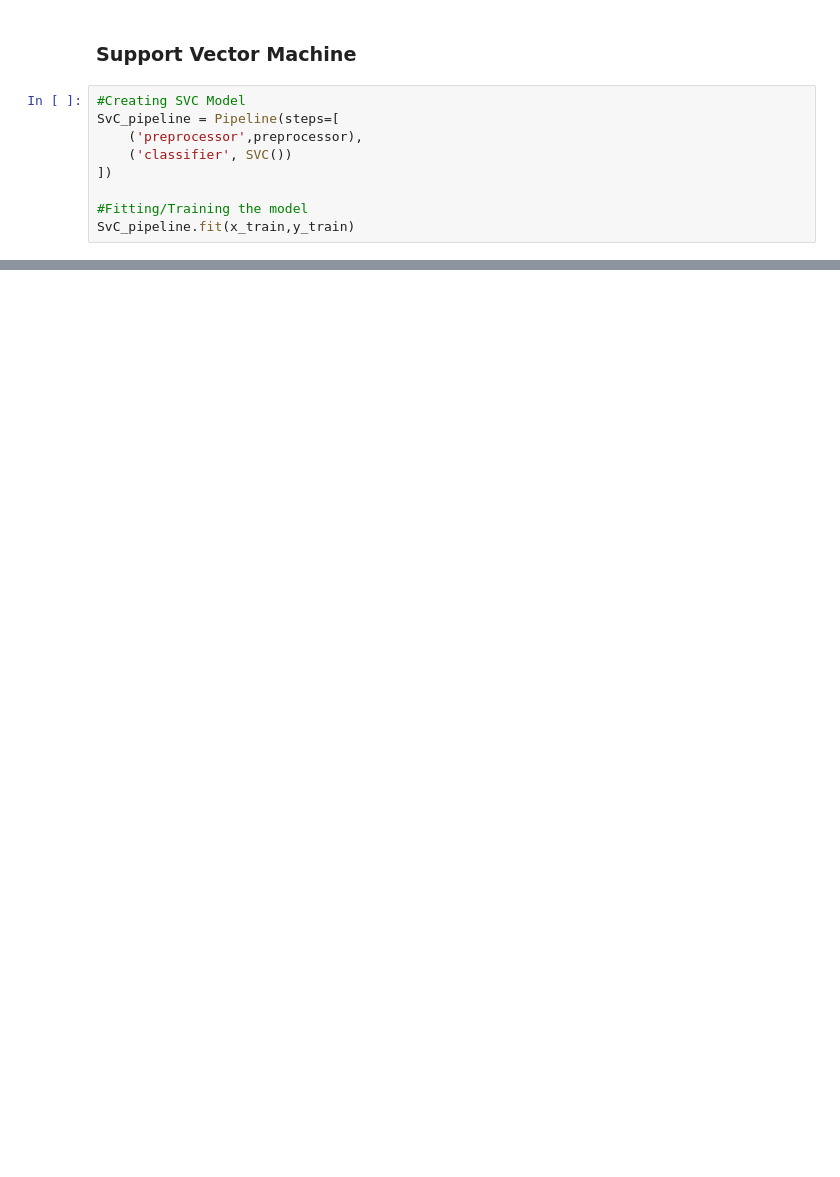
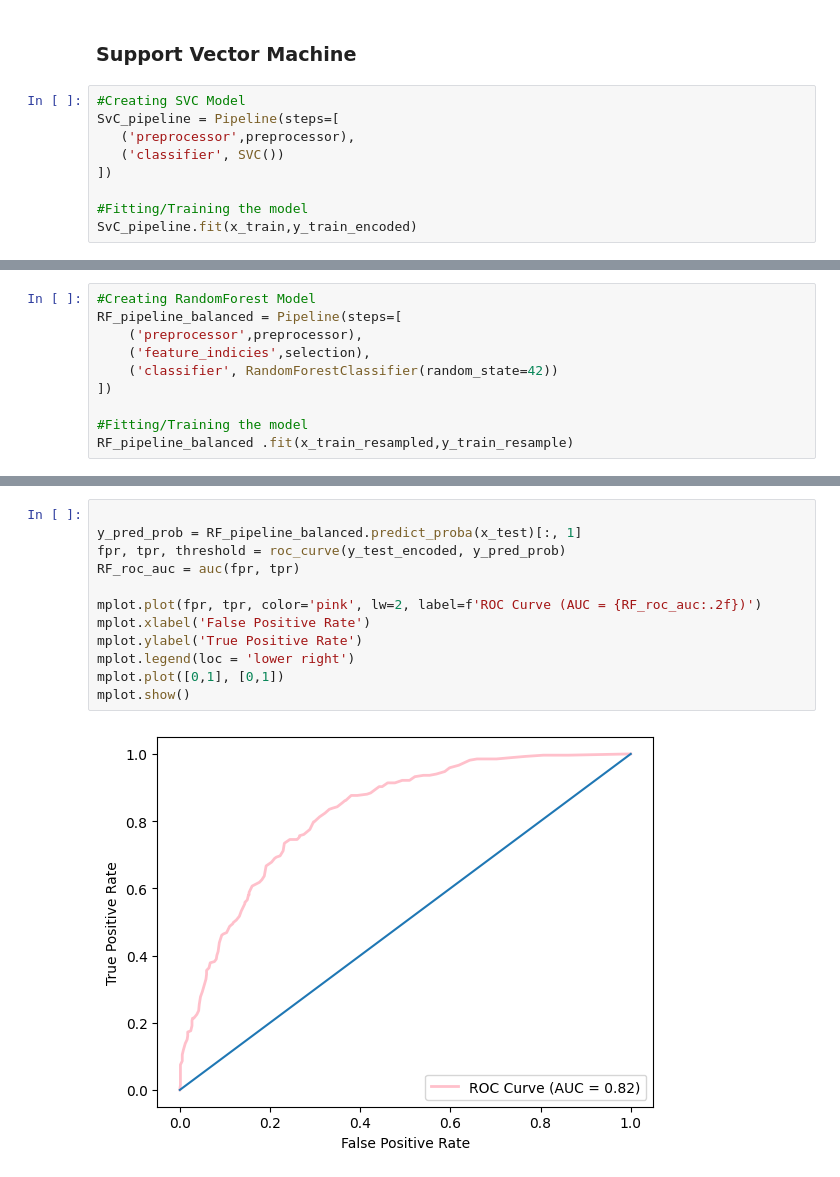
Before and after one commit to Baakwa/LP2_ML_Project, a Jupyter notebook: notebook.ipynb, the cells around one changed output, grey strips where cells are left out. Cells and saved outputs as stored; diff of their text form; blank space fills up the shorter version.

```diff
--- a/notebook.ipynb
+++ b/notebook.ipynb
@@ -1265,10 +1293,10 @@ Pipeline(steps=[('preprocessor',
 # %%
 #Creating SVC Model
 SvC_pipeline = Pipeline(steps=[
-    ('preprocessor',preprocessor),
-    ('classifier', SVC())
+   ('preprocessor',preprocessor),
+   ('classifier', SVC())
 ])
 
 #Fitting/Training the model
-SvC_pipeline.fit(x_train,y_train)
+SvC_pipeline.fit(x_train,y_train_encoded)
 # %% [output]
@@ -1277,0 +1739,10 @@ Reshape your data either using array.reshape(-1, 1) if your data has a single fe
+# %%
+#Creating RandomForest Model
+RF_pipeline_balanced = Pipeline(steps=[
+    ('preprocessor',preprocessor),
+    ('feature_indicies',selection),
+    ('classifier', RandomForestClassifier(random_state=42))
+])
+
+#Fitting/Training the model
+RF_pipeline_balanced .fit(x_train_resampled,y_train_resample)
@@ -1277,0 +1791,14 @@ Reshape your data either using array.reshape(-1, 1) if your data has a single fe
+# %%
+
+y_pred_prob = RF_pipeline_balanced.predict_proba(x_test)[:, 1]
+fpr, tpr, threshold = roc_curve(y_test_encoded, y_pred_prob)
+RF_roc_auc = auc(fpr, tpr)
+
+mplot.plot(fpr, tpr, color='pink', lw=2, label=f'ROC Curve (AUC = {RF_roc_auc:.2f})')
+mplot.xlabel('False Positive Rate')
+mplot.ylabel('True Positive Rate')
+mplot.legend(loc = 'lower right')
+mplot.plot([0,1], [0,1])
+mplot.show()
+# %% [output]
+[figure, added]
```
Also changed, not shown: parts of 60 cells of this notebook, 1 other file.
